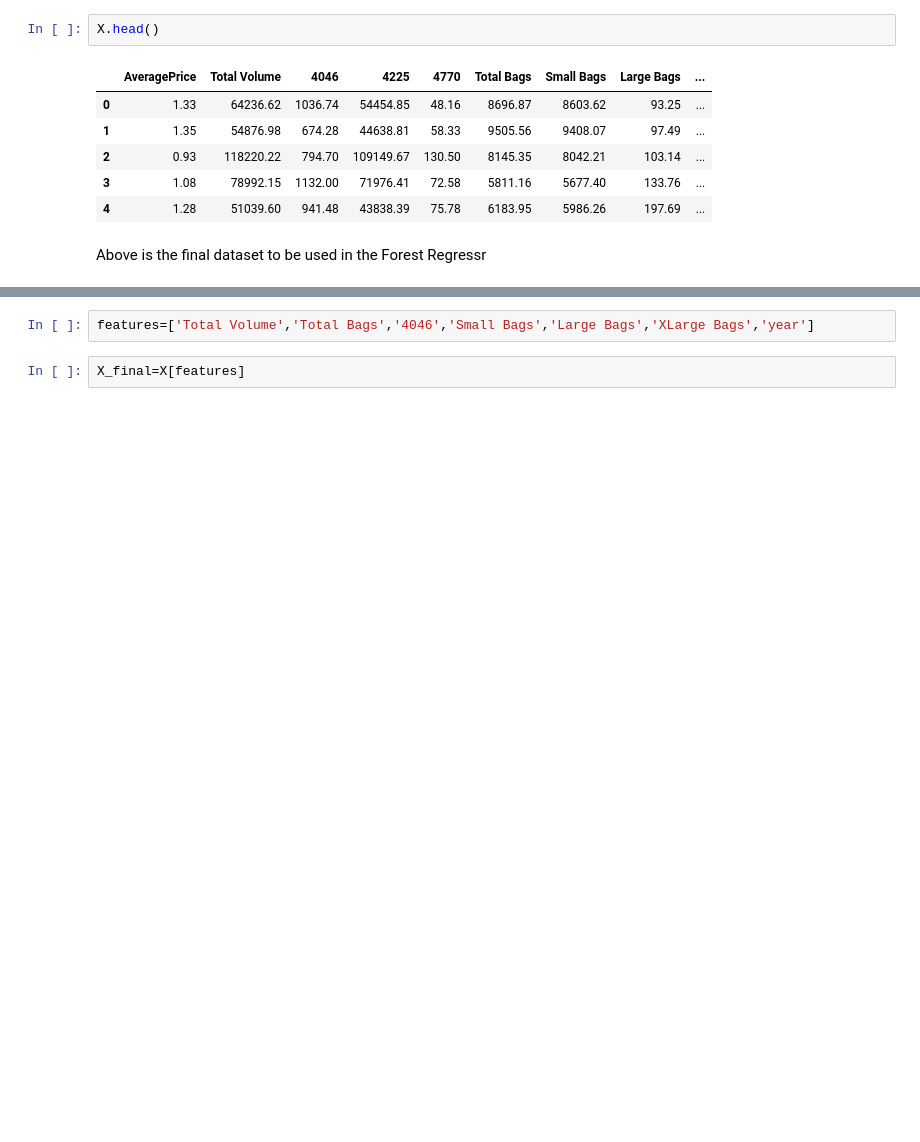
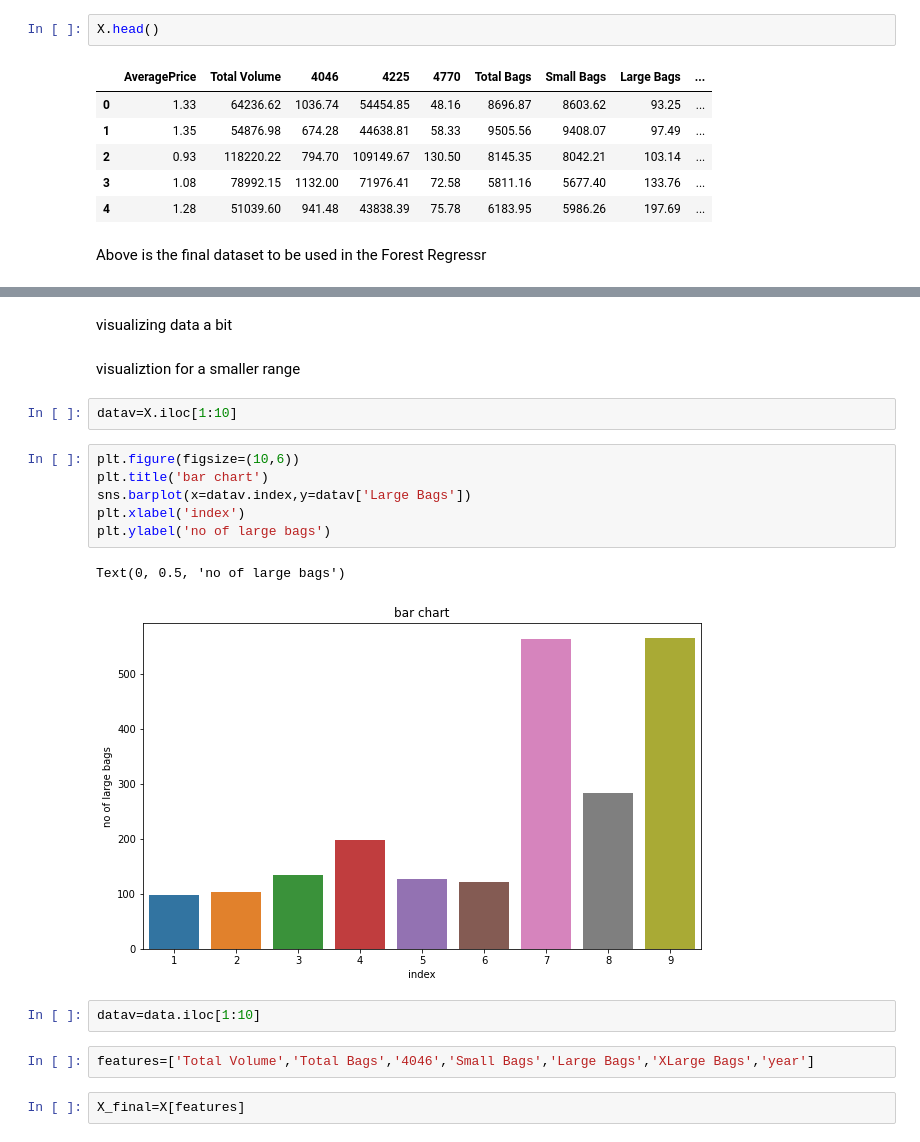
Before and after one commit to ArunMunagala7/kaggle-projects, a Jupyter notebook: regressor-using-avocado-prices-v-1-1.ipynb, the cells around one changed output, grey strips where cells are left out. Drawn from its saved outputs; the diff is of its cells as text; blank space fills up the shorter version.

Commit message:
Kaggle Notebook | regressor using avocado prices v_1.2 with visualization

```diff
--- a/regressor-using-avocado-prices-v-1-1.ipynb
+++ b/regressor-using-avocado-prices-v-1-1.ipynb
@@ -81,3 +90,20 @@ Above is the final dataset to be used in the Forest Regressr
+# %% [markdown]
+visualizing data a bit
+# %% [markdown]
+visualiztion for a smaller range
+# %%
+datav=X.iloc[1:10]
+# %%
+plt.figure(figsize=(10,6))
+plt.title('bar chart')
+sns.barplot(x=datav.index,y=datav['Large Bags'])
+plt.xlabel('index')
+plt.ylabel('no of large bags')
+# %% [output]
+Text(0, 0.5, 'no of large bags')
+[figure, added]
+# %%
+datav=data.iloc[1:10]
 # %%
 features=['Total Volume','Total Bags','4046','Small Bags','Large Bags','XLarge Bags','year']
 # %%
```
Also changed, not shown: parts of 2 cells of this notebook.
